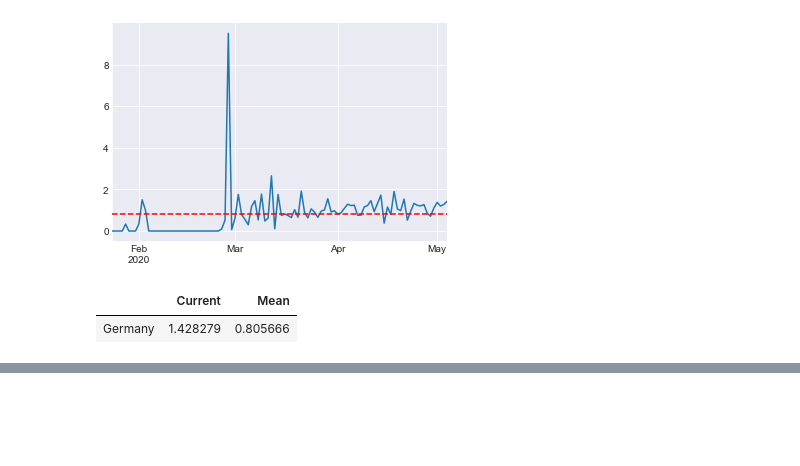
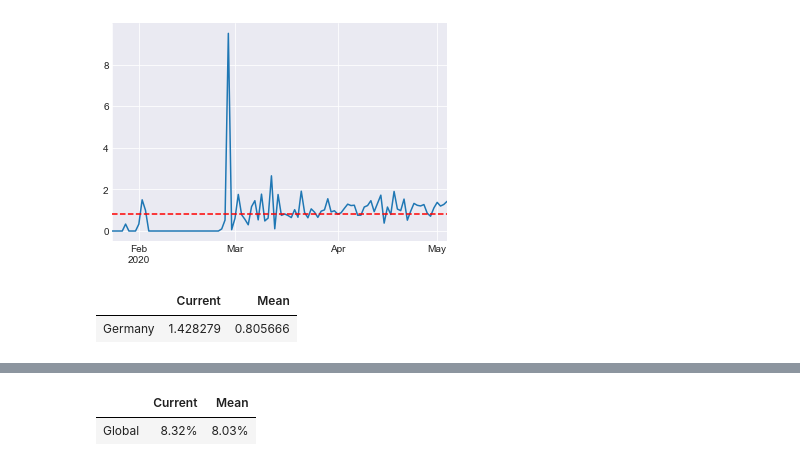
Before and after one commit to polarblau/covid19-notebooks, a Jupyter notebook: Case Fatality Rate.ipynb, the cells around one changed output, grey strips where cells are left out. Saved outputs shown, nothing was run; the diff lists cells and outputs as text; code cells hidden in the pictures; blank space fills up the shorter version.

```diff
--- a/Case Fatality Rate.ipynb
+++ b/Case Fatality Rate.ipynb
@@ -52,3 +92,8 @@ plot_cfr_for_region(data, 'Global', t=7)
+# %%
+cfr_stats_for_region(data, 'Global', t=7)
+# %% [output]
+|  | Current | Mean |
+| Global | 8.32% | 8.03% |
 # %%
 plot_cfr_for_region(data, COUNTRY, t=7)
 # %% [output]
```
Also changed, not shown: parts of 13 cells of this notebook, 1 other file.
